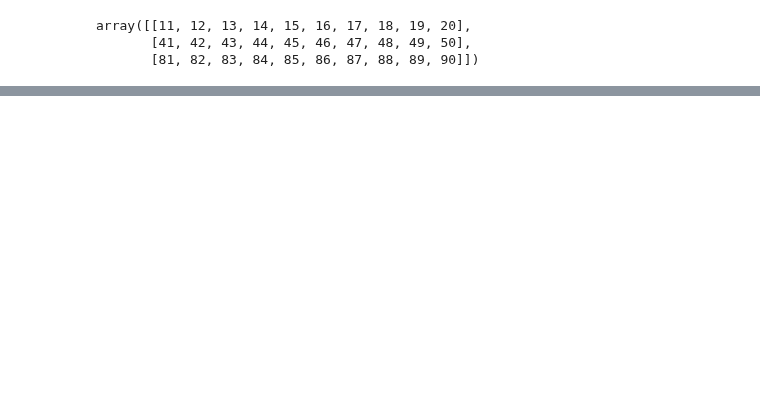
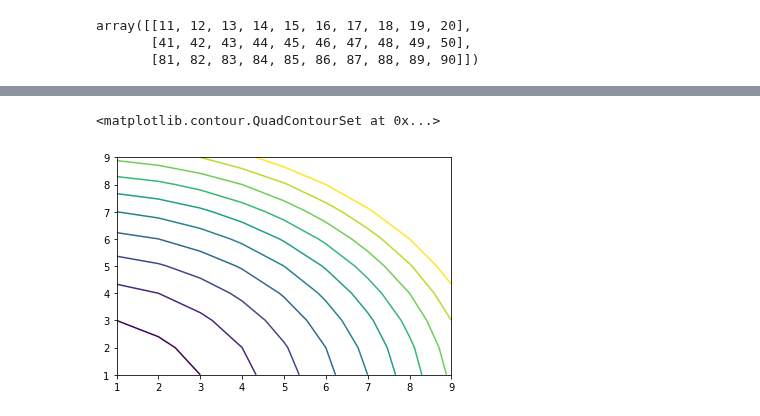
Before and after one commit to hotcode002/Machine-Learning-with-Python, a Jupyter notebook: week_1_python/day_3_numpy/notebooks/numpy.ipynb, the cells around one changed output, grey strips where cells are left out. Cells and saved outputs as stored; diff of their text form; code cells hidden in the pictures; blank space fills up the shorter version.

```diff
--- a/week_1_python/day_3_numpy/notebooks/numpy.ipynb
+++ b/week_1_python/day_3_numpy/notebooks/numpy.ipynb
@@ -440,0 +509,4 @@ array([[11, 12, 13, 14, 15, 16, 17, 18, 19, 20],
+# %%
+z = xx**2 + yy**2
+
+print(z)
@@ -440,0 +523,5 @@ array([[11, 12, 13, 14, 15, 16, 17, 18, 19, 20],
+# %%
+plt.contour(xx,yy,z,levels=[10,20,30,40,50,60,70,80,90,100])
+# %% [output]
+<matplotlib.contour.QuadContourSet at 0x...>
+[figure, added]
```
Also changed, not shown: parts of 20 cells of this notebook, 4 other files.
